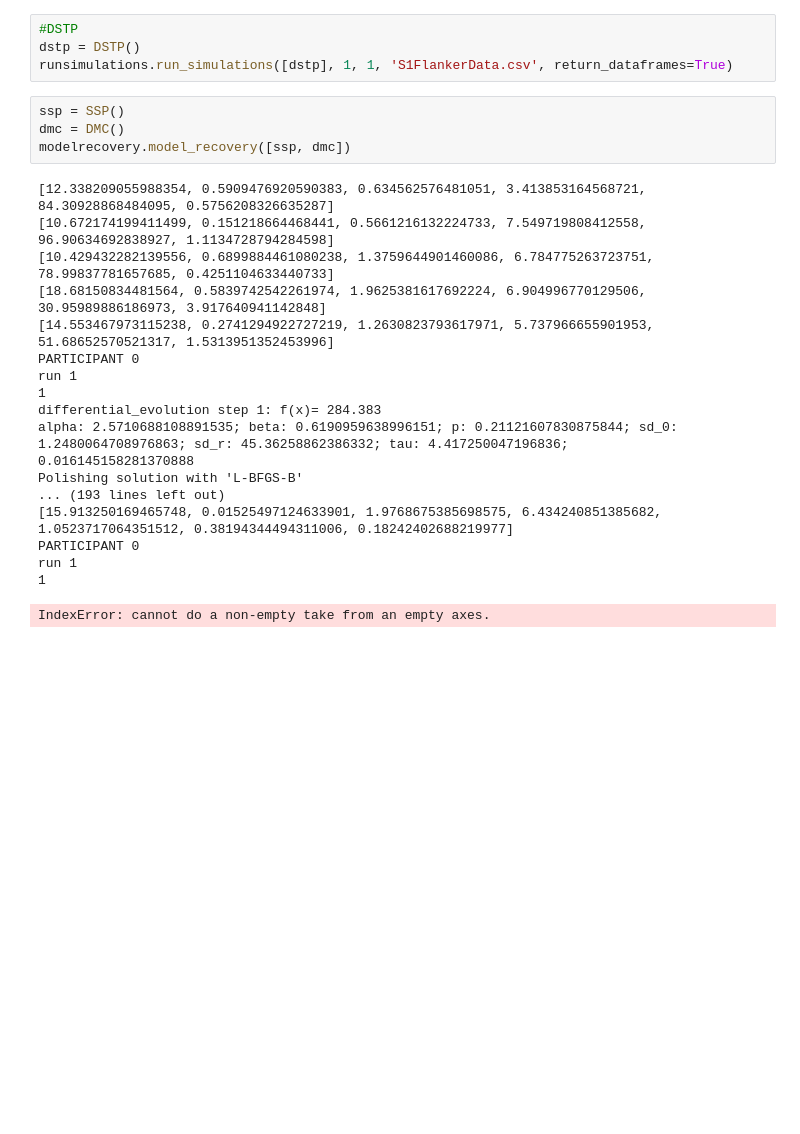
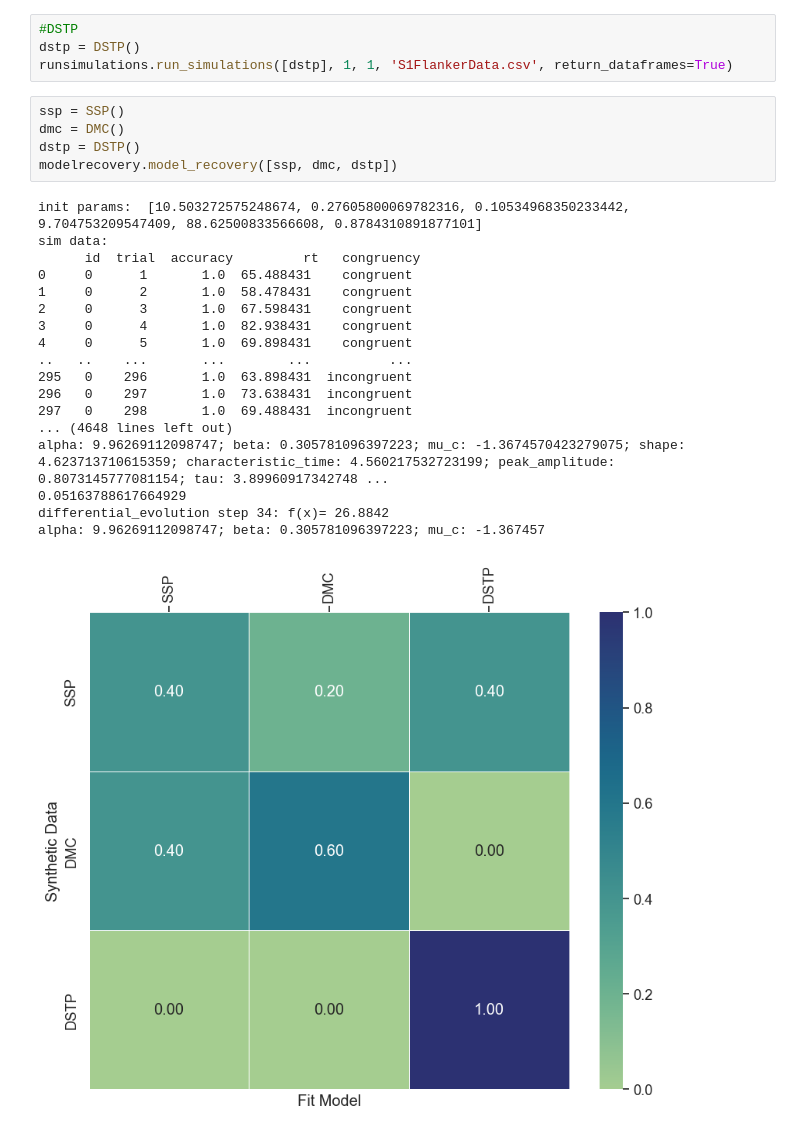
Before and after one commit to joyfan00/FlexDDM, a Jupyter notebook: run_simulations.ipynb, the cells around one changed output. Drawn from its saved outputs; the diff is of its cells as text; blank space fills up the shorter version.

Commit message:
heatmap settings and heatmap working

```diff
--- a/run_simulations.ipynb
+++ b/run_simulations.ipynb
@@ -14,23 +14,24 @@ runsimulations.run_simulations([dstp], 1, 1, 'S1FlankerData.csv', return_datafra
 # %%
 ssp = SSP()
 dmc = DMC()
-modelrecovery.model_recovery([ssp, dmc])
+dstp = DSTP()
+modelrecovery.model_recovery([ssp, dmc, dstp])
 # %% [output]
-[12.338209055988354, 0.5909476920590383, 0.634562576481051, 3.413853164568721, 84.30928868484095, 0.5756208326635287]
-[10.672174199411499, 0.151218664468441, 0.5661216132224733, 7.549719808412558, 96.90634692838927, 1.1134728794284598]
-[10.429432282139556, 0.6899884461080238, 1.3759644901460086, 6.784775263723751, 78.99837781657685, 0.4251104633440733]
-[18.68150834481564, 0.5839742542261974, 1.9625381617692224, 6.904996770129506, 30.95989886186973, 3.917640941142848]
-[14.553467973115238, 0.2741294922727219, 1.2630823793617971, 5.737966655901953, 51.68652570521317, 1.5313951352453996]
-PARTICIPANT 0
-run 1
-1
-differential_evolution step 1: f(x)= 284.383
-alpha: 2.5710688108891535; beta: 0.6190959638996151; p: 0.21121607830875844; sd_0: 1.2480064708976863; sd_r: 45.36258862386332; tau: 4.417250047196836;
-0.016145158281370888
-Polishing solution with 'L-BFGS-B'
-... (193 lines left out)
-[15.913250169465748, 0.01525497124633901, 1.9768675385698575, 6.434240851385682, 1.0523717064351512, 0.38194344494311006, 0.18242402688219977]
-PARTICIPANT 0
-run 1
-1
+init params:  [10.503272575248674, 0.27605800069782316, 0.10534968350233442, 9.704753209547409, 88.62500833566608, 0.8784310891877101]
+sim data:
+      id  trial  accuracy         rt   congruency
+0     0      1       1.0  65.488431    congruent
+1     0      2       1.0  58.478431    congruent
+2     0      3       1.0  67.598431    congruent
+3     0      4       1.0  82.938431    congruent
+4     0      5       1.0  69.898431    congruent
+..   ..    ...       ...        ...          ...
+295   0    296       1.0  63.898431  incongruent
+296   0    297       1.0  73.638431  incongruent
+297   0    298       1.0  69.488431  incongruent
+... (4648 lines left out)
+alpha: 9.96269112098747; beta: 0.305781096397223; mu_c: -1.3674570423279075; shape: 4.623713710615359; characteristic_time: 4.560217532723199; peak_amplitude: 0.8073145777081154; tau: 3.89960917342748 ...
+0.05163788617664929
+differential_evolution step 34: f(x)= 26.8842
+alpha: 9.96269112098747; beta: 0.305781096397223; mu_c: -1.367457
-IndexError: cannot do a non-empty take from an empty axes.
+[figure, added]
```
Also changed, not shown: 7 other files.
